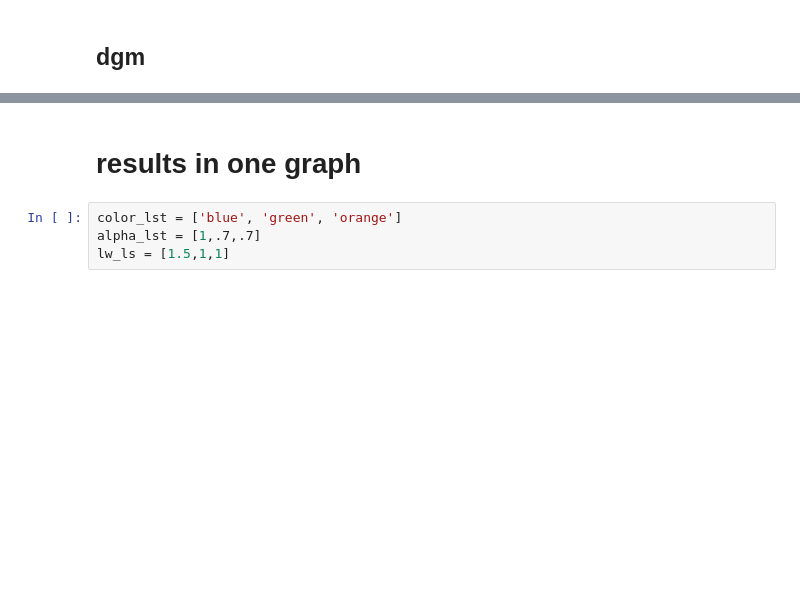
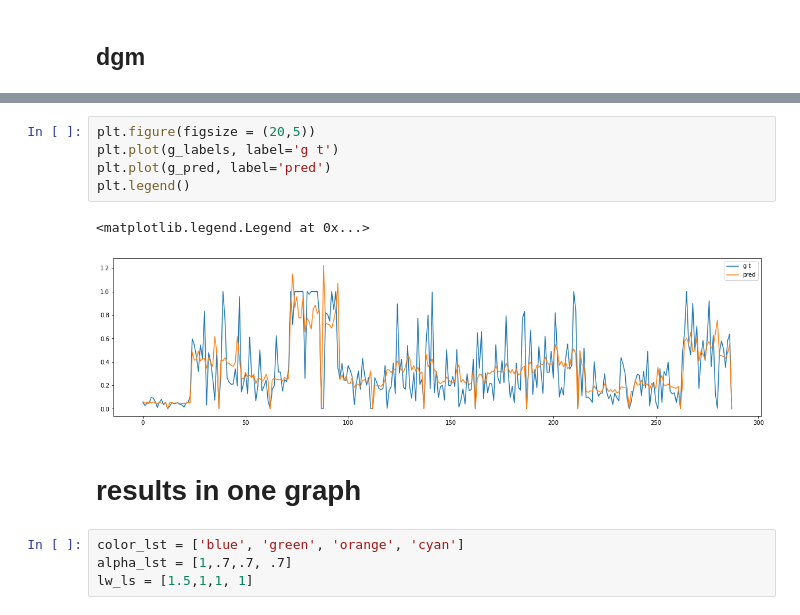
Before and after one commit to khzhang2/Air_Traffic, a Jupyter notebook: Visualization.ipynb, the cells around one changed output, grey strips where cells are left out. Saved outputs shown, nothing was run; the diff lists cells and outputs as text; blank space fills up the shorter version.

```diff
--- a/Visualization.ipynb
+++ b/Visualization.ipynb
@@ -74,9 +106,17 @@ plt.plot(dgm_pred)
+# %%
+plt.figure(figsize = (20,5))
+plt.plot(g_labels, label='g t')
+plt.plot(g_pred, label='pred')
+plt.legend()
+# %% [output]
+<matplotlib.legend.Legend at 0x...>
+[figure, added]
 # %% [markdown]
 # results in one graph
 # %%
-color_lst = ['blue', 'green', 'orange']
-alpha_lst = [1,.7,.7]
-lw_ls = [1.5,1,1]
+color_lst = ['blue', 'green', 'orange', 'cyan']
+alpha_lst = [1,.7,.7, .7]
+lw_ls = [1.5,1,1, 1]
 # %%
 # 把真实值、dg、dgm画在一个图上，
 # 颜色、alpha、lw设置使用上面定义的列表中的值
```
Also changed, not shown: parts of 11 cells of this notebook.
